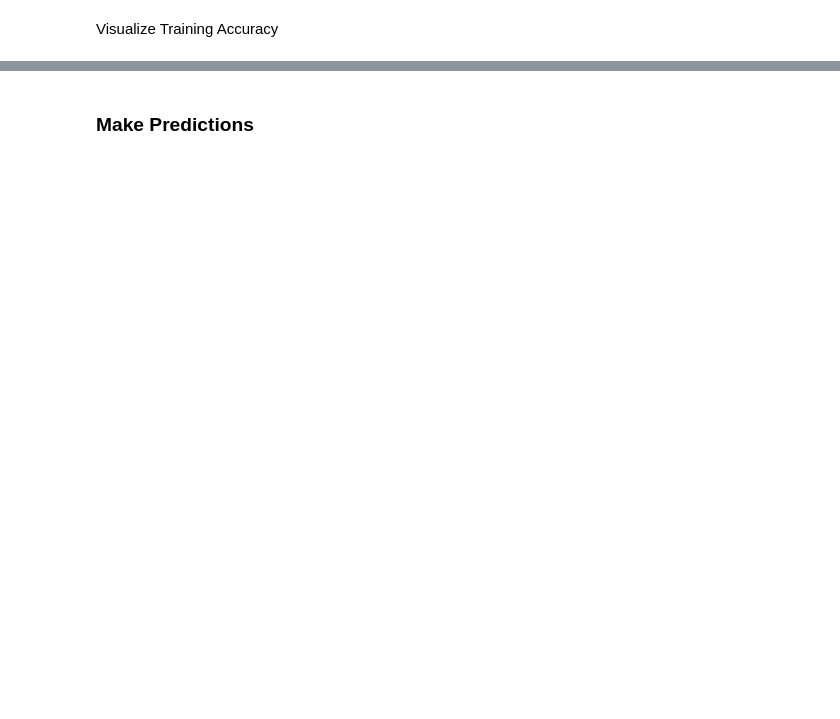
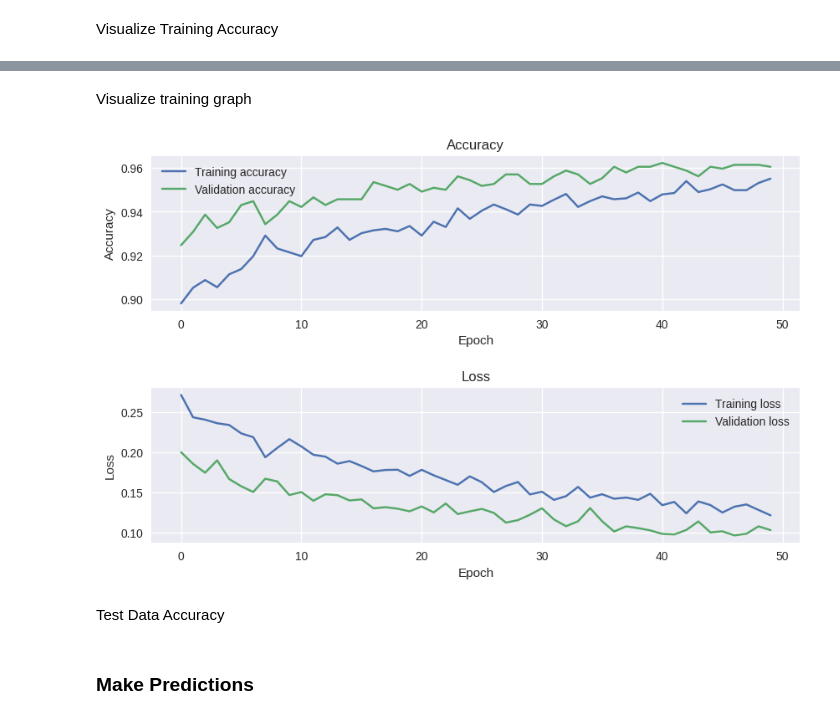
Before and after one commit to vishnuvardhanvaka/Brain-Cancer-Detection-Classification, a Jupyter notebook: Brain_Tumor_Detection.ipynb, the cells around one changed output, grey strips where cells are left out. Cells and saved outputs as stored; diff of their text form; code cells hidden in the pictures; blank space fills up the shorter version.

```diff
--- a/Brain_Tumor_Detection.ipynb
+++ b/Brain_Tumor_Detection.ipynb
@@ -609,0 +623,4 @@ classifier.plot_training()
+# %%
+#Loading the Trained model from 'torch_models/brain_tumor_classification_cnn
+
+model_base = torch.load('/content/torch_models/brain_tumor_classification_cnn').to(Config.device)
@@ -609,0 +653,2 @@ classifier.plot_training()
+# %%
+optimizer = optim.Adam(model_base.parameters(), lr=1e-5)
@@ -609,0 +657,17 @@ classifier.plot_training()
+# %%
+# initialize classifier
+classifierV2 = BrainTumorClassification(
+    model_base,
+    optimizer,
+    criterion,
+    val_transformations,
+    train_dataset,
+    Config
+)
+# %%
+classifierV2.train(
+    training_loader=train_loader,
+    eval_loader=val_loader,
+    num_epochs=Config.epochs,
+    output_dir='brain_tumor_classification_cnn_tuned'
+)
@@ -609,0 +688,8 @@ classifier.plot_training()
+# %% [markdown]
+Visualize training graph
+# %%
+classifierV2.plot_training()
+# %% [output]
+[figure, added]
+# %% [markdown]
+Test Data Accuracy
```
Also changed, not shown: parts of 14 cells of this notebook.
